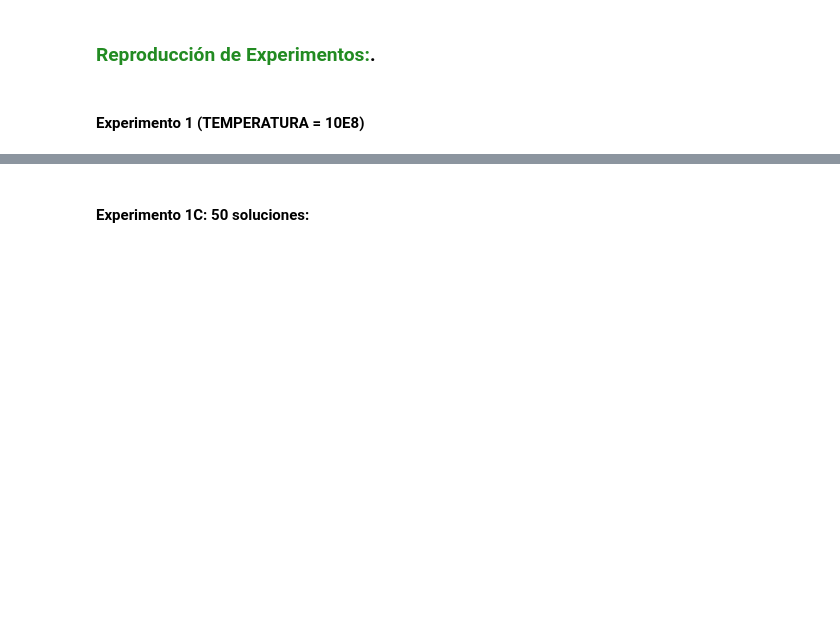
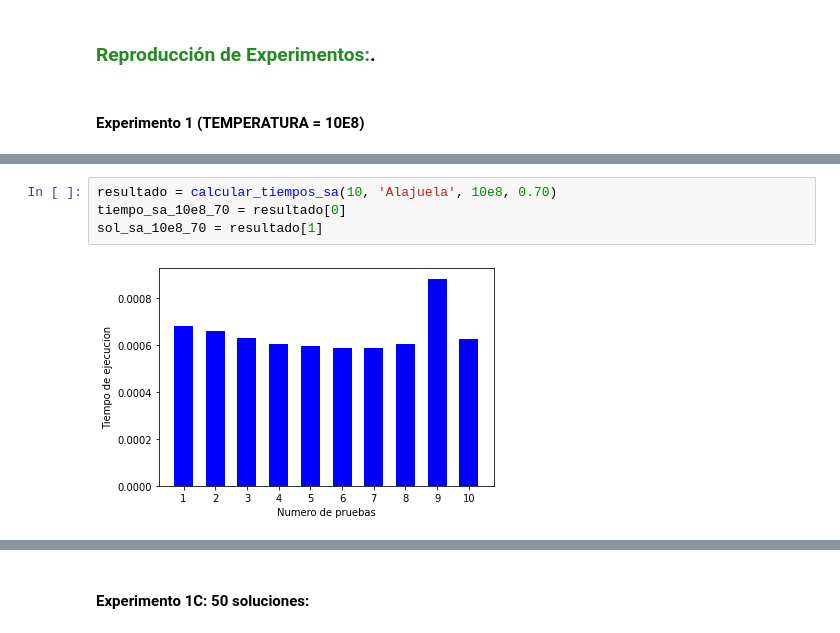
Before and after one commit to IC-3002/ic-3002-2020ii-p2-pseint, a Jupyter notebook: Cuaderno_Proyecto2.ipynb, the cells around one changed output, grey strips where cells are left out. Drawn from its saved outputs; the diff is of its cells as text; blank space fills up the shorter version.

```diff
--- a/Cuaderno_Proyecto2.ipynb
+++ b/Cuaderno_Proyecto2.ipynb
@@ -213,0 +226,6 @@ from additional_functions import *
+# %%
+resultado = calcular_tiempos_sa(10, 'Alajuela', 10e8, 0.70)
+tiempo_sa_10e8_70 = resultado[0]
+sol_sa_10e8_70 = resultado[1]
+# %% [output]
+[figure, added]
```
Also changed, not shown: parts of 15 cells of this notebook, 1 other file.
